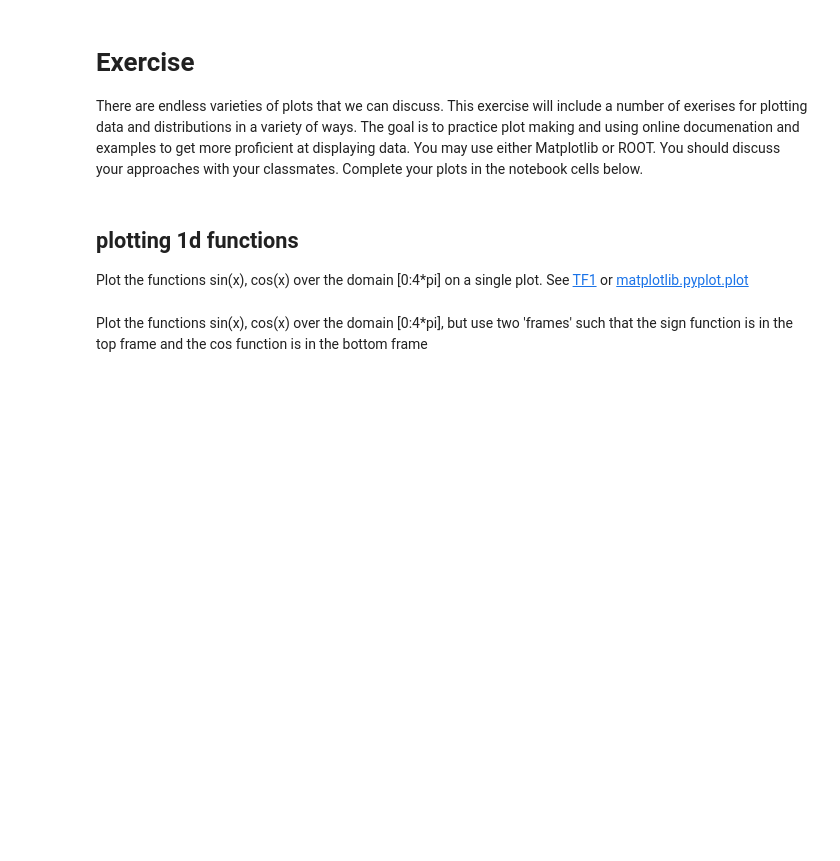
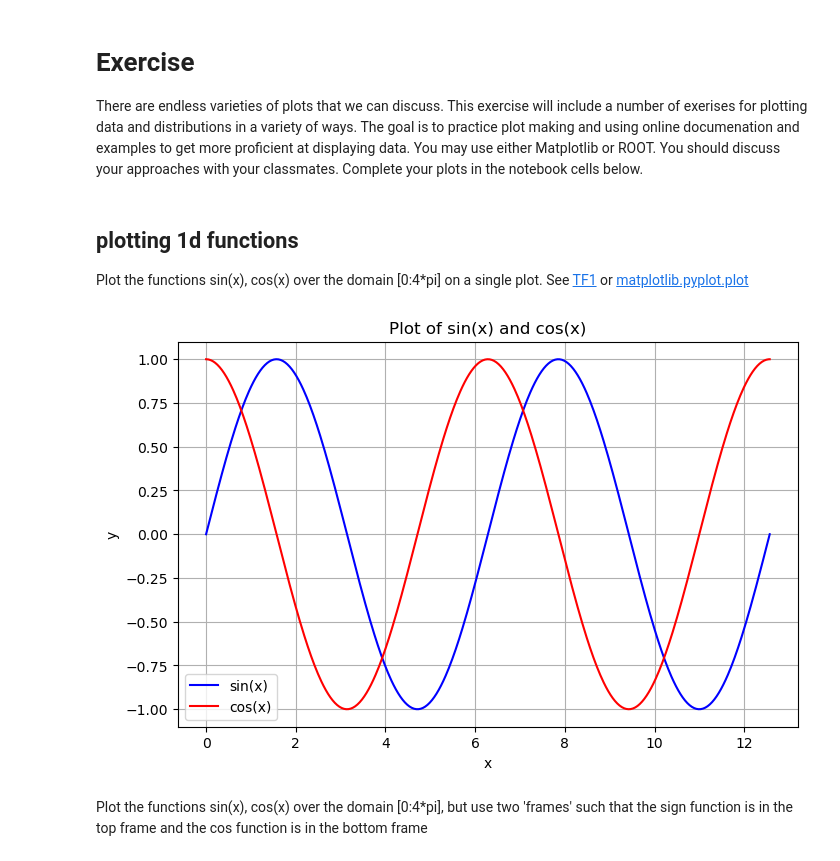
Before and after one commit to zjm4us/plotting_examples, a Jupyter notebook: plotting_examples.ipynb, the cells around one changed output. Drawn from its saved outputs; the diff is of its cells as text; code cells hidden in the pictures; blank space fills up the shorter version.

```diff
--- a/plotting_examples.ipynb
+++ b/plotting_examples.ipynb
@@ -219,7 +219,35 @@ plotting 1d functions
 
 Plot the functions sin(x), cos(x) over the domain [0:4*pi] on a single plot.  See [TF1](https://root.cern.ch/doc/master/classTF1.html) or [matplotlib.pyplot.plot](https://matplotlib.org/stable/api/_as_gen/matplotlib.pyplot.plot.html)
 # %%
-# solution here
+
+import numpy as np
+import matplotlib.pyplot as plt
+
+# 1. Define the domain
+x = np.linspace(0, 4*np.pi, 500)  # 500 points from 0 to 4π
+
+# 2. Compute the functions
+y_sin = np.sin(x)
+y_cos = np.cos(x)
+
+# 3. Create the plot
+plt.figure(figsize=(8, 5))  # optional: set figure size
+plt.plot(x, y_sin, label='sin(x)', color='blue')
+plt.plot(x, y_cos, label='cos(x)', color='red')
+
+# 4. Add labels and title
+plt.xlabel('x')
+plt.ylabel('y')
+plt.title('Plot of sin(x) and cos(x)')
+
+# 5. Add legend
+plt.legend()
+
+# 6. Show the plot
+plt.grid(True)  # optional: adds grid
+plt.show()
+# %% [output]
+[figure, added]
 # %% [markdown]
 Plot the functions sin(x), cos(x) over the domain [0:4*pi], but use two 'frames' such that the sign function is in the top frame and the cos function is in the bottom frame
 # %%
```
Also changed, not shown: parts of 7 cells of this notebook, 9 other files.
